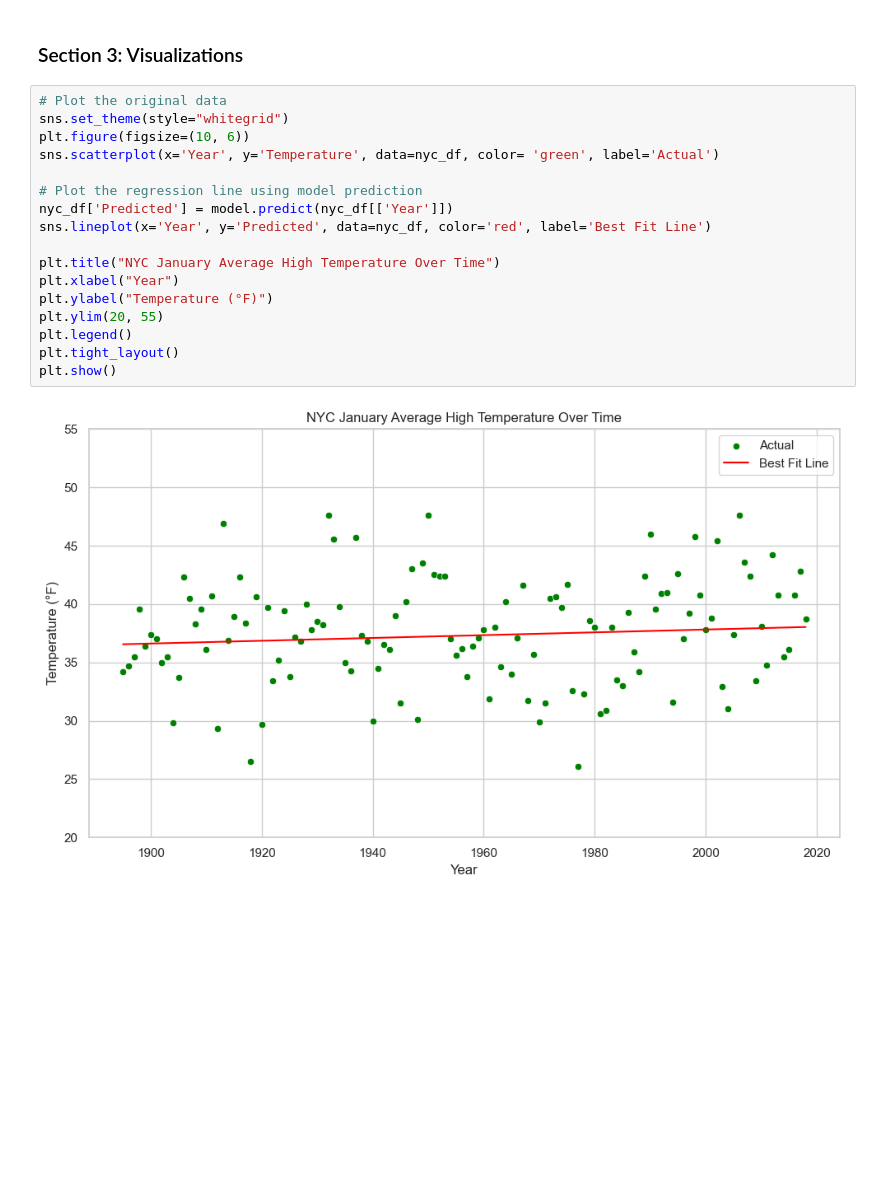
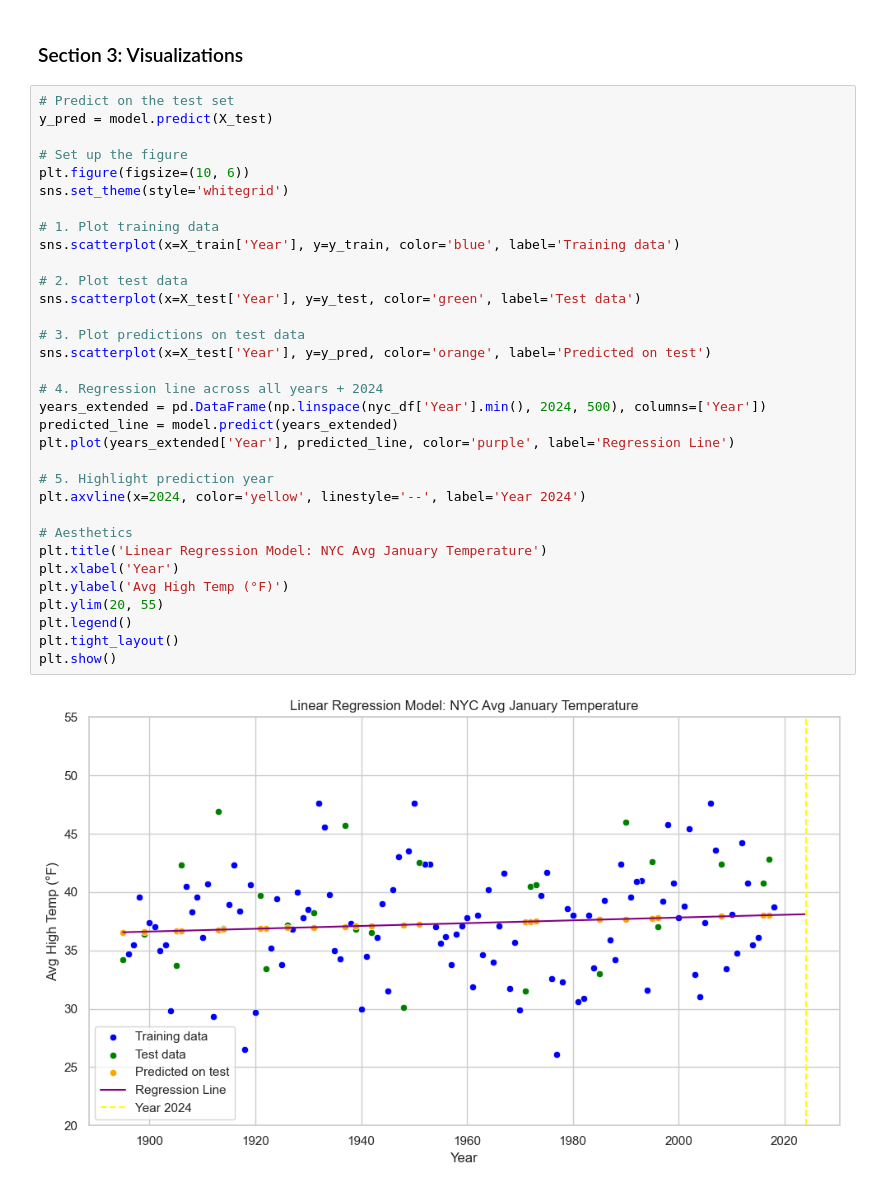
Before and after one commit to Kiruthikaa2512/datafun-07-ml, a Jupyter notebook: kiru_ml.ipynb, the cells around one changed output. Cells and saved outputs as stored; diff of their text form; blank space fills up the shorter version.

```diff
--- a/kiru_ml.ipynb
+++ b/kiru_ml.ipynb
@@ -241,21 +242,37 @@ Predicted January average high temperature in NYC for 2024: 38.11°F
 # %% [markdown]
 ### Section 3: Visualizations
 # %%
-# Plot the original data
-sns.set_theme(style="whitegrid")
+# Predict on the test set
+y_pred = model.predict(X_test)
+
+# Set up the figure
 plt.figure(figsize=(10, 6))
-sns.scatterplot(x='Year', y='Temperature', data=nyc_df, color= 'green', label='Actual')
+sns.set_theme(style='whitegrid')
 
-# Plot the regression line using model prediction
-nyc_df['Predicted'] = model.predict(nyc_df[['Year']])
-sns.lineplot(x='Year', y='Predicted', data=nyc_df, color='red', label='Best Fit Line')
+# 1. Plot training data
+sns.scatterplot(x=X_train['Year'], y=y_train, color='blue', label='Training data')
 
-plt.title("NYC January Average High Temperature Over Time")
-plt.xlabel("Year")
-plt.ylabel("Temperature (°F)")
+# 2. Plot test data
+sns.scatterplot(x=X_test['Year'], y=y_test, color='green', label='Test data')
+
+# 3. Plot predictions on test data
+sns.scatterplot(x=X_test['Year'], y=y_pred, color='orange', label='Predicted on test')
+
+# 4. Regression line across all years + 2024
+years_extended = pd.DataFrame(np.linspace(nyc_df['Year'].min(), 2024, 500), columns=['Year'])
+predicted_line = model.predict(years_extended)
+plt.plot(years_extended['Year'], predicted_line, color='purple', label='Regression Line')
+
+# 5. Highlight prediction year
+plt.axvline(x=2024, color='yellow', linestyle='--', label='Year 2024')
+
+# Aesthetics
+plt.title('Linear Regression Model: NYC Avg January Temperature')
+plt.xlabel('Year')
+plt.ylabel('Avg High Temp (°F)')
 plt.ylim(20, 55)
 plt.legend()
 plt.tight_layout()
 plt.show()
 # %% [output]
-[figure, old version]
+[figure, new version]
```
Also changed, not shown: parts of 1 cell of this notebook.
